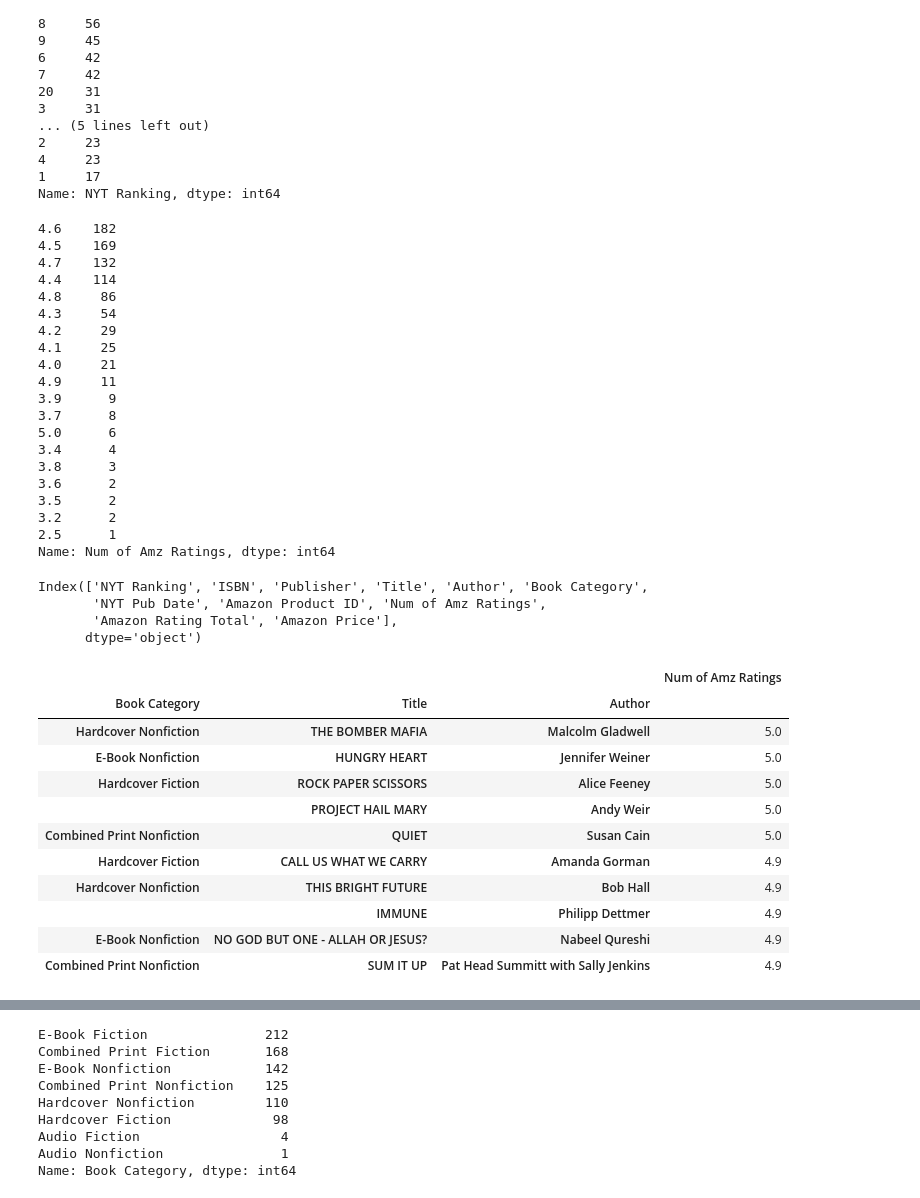
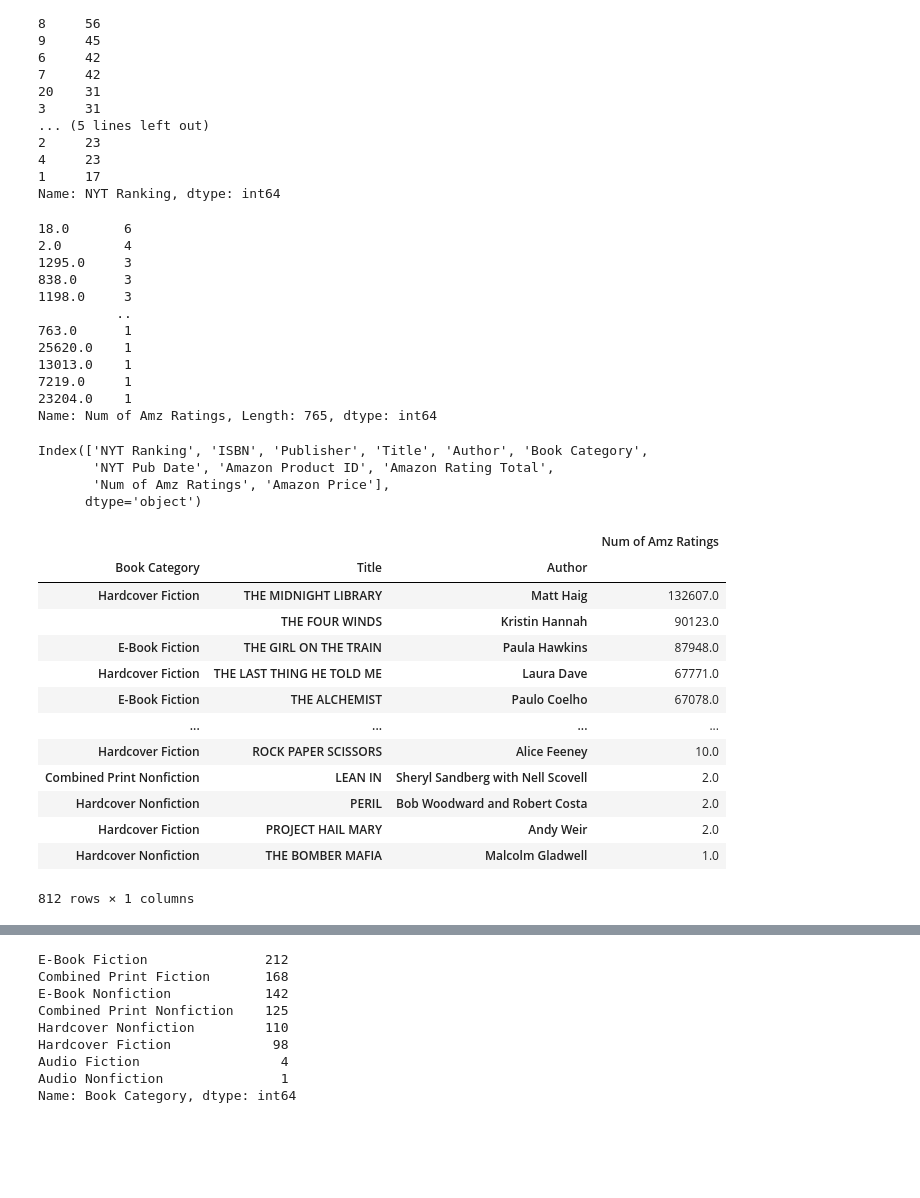
Before and after one commit to angeleyazbec/NYT-Bestselling-Books, a Jupyter notebook: books_plots_V1-Copy1.ipynb, the cells around one changed output, grey strips where cells are left out. Drawn from its saved outputs; the diff is of its cells as text; code cells hidden in the pictures; blank space fills up the shorter version.

```diff
--- a/books_plots_V1-Copy1.ipynb
+++ b/books_plots_V1-Copy1.ipynb
@@ -22,7 +25,7 @@ Index(['rank', 'primary_isbn13', 'publisher', 'title', 'author', 'category',
       dtype='object')
 # %%
 books_df.columns = ['NYT Ranking', 'ISBN', 'Publisher', 'Title', 'Author', 'Book Category',
-       'NYT Pub Date', 'Amazon Product ID', 'Num of Amz Ratings', 'Amazon Rating Total',
+       'NYT Pub Date', 'Amazon Product ID',  'Amazon Rating Total','Num of Amz Ratings',
        'Amazon Price']
 books_df
 # %% [output]
@@ -106,54 +109,48 @@ x_axis= np.arange(len(total_ratings_AMZ))
 # %%
 total_ratings_AMZ
 # %% [output]
-4.6    182
-4.5    169
-4.7    132
-4.4    114
-4.8     86
-4.3     54
-4.2     29
-4.1     25
-4.0     21
-4.9     11
-3.9      9
-3.7      8
-5.0      6
-3.4      4
-3.8      3
-3.6      2
-3.5      2
-3.2      2
-2.5      1
-Name: Num of Amz Ratings, dtype: int64
+18.0       6
+2.0        4
+1295.0     3
+838.0      3
+1198.0     3
+          ..
+763.0      1
+25620.0    1
+13013.0    1
+7219.0     1
+23204.0    1
+Name: Num of Amz Ratings, Length: 765, dtype: int64
 # %%
 data_new2_df.columns
 # %% [output]
 Index(['NYT Ranking', 'ISBN', 'Publisher', 'Title', 'Author', 'Book Category',
-       'NYT Pub Date', 'Amazon Product ID', 'Num of Amz Ratings',
-       'Amazon Rating Total', 'Amazon Price'],
+       'NYT Pub Date', 'Amazon Product ID', 'Amazon Rating Total',
+       'Num of Amz Ratings', 'Amazon Price'],
       dtype='object')
 # %%
-#Top Rating Books
+#Top Rating Books and Authors
 top_authors = data_new2.groupby(["Book Category", "Title", "Author"])
 top_authors.count()
 
 top_group_count = top_authors["Num of Amz Ratings"].max()
 
 
 top_df = pd.DataFrame(top_group_count)
 
-top_df.sort_values(by="Num of Amz Ratings", ascending=False).head(10)
+top_df.sort_values(by="Num of Amz Ratings", ascending=False)
 # %% [output]
 |  |  |  | Num of Amz Ratings |
 | Book Category | Title | Author |  |
-| Hardcover Nonfiction | THE BOMBER MAFIA | Malcolm Gladwell | 5.0 |
-| E-Book Nonfiction | HUNGRY HEART | Jennifer Weiner | 5.0 |
-| Hardcover Fiction | ROCK PAPER SCISSORS | Alice Feeney | 5.0 |
-|  | PROJECT HAIL MARY | Andy Weir | 5.0 |
-| Combined Print Nonfiction | QUIET | Susan Cain | 5.0 |
-| Hardcover Fiction | CALL US WHAT WE CARRY | Amanda Gorman | 4.9 |
-| Hardcover Nonfiction | THIS BRIGHT FUTURE | Bob Hall | 4.9 |
-|  | IMMUNE | Philipp Dettmer | 4.9 |
-| E-Book Nonfiction | NO GOD BUT ONE - ALLAH OR JESUS? | Nabeel Qureshi | 4.9 |
-| Combined Print Nonfiction | SUM IT UP | Pat Head Summitt with Sally Jenkins | 4.9 |
+| Hardcover Fiction | THE MIDNIGHT LIBRARY | Matt Haig | 132607.0 |
+|  | THE FOUR WINDS | Kristin Hannah | 90123.0 |
+| E-Book Fiction | THE GIRL ON THE TRAIN | Paula Hawkins | 87948.0 |
+| Hardcover Fiction | THE LAST THING HE TOLD ME | Laura Dave | 67771.0 |
+| E-Book Fiction | THE ALCHEMIST | Paulo Coelho | 67078.0 |
+| ... | ... | ... | ... |
+| Hardcover Fiction | ROCK PAPER SCISSORS | Alice Feeney | 10.0 |
+| Combined Print Nonfiction | LEAN IN | Sheryl Sandberg with Nell Scovell | 2.0 |
+| Hardcover Nonfiction | PERIL | Bob Woodward and Robert Costa | 2.0 |
+| Hardcover Fiction | PROJECT HAIL MARY | Andy Weir | 2.0 |
+| Hardcover Nonfiction | THE BOMBER MAFIA | Malcolm Gladwell | 1.0 |
+812 rows × 1 columns
```
Also changed, not shown: parts of 19 cells of this notebook, 3 other files.
